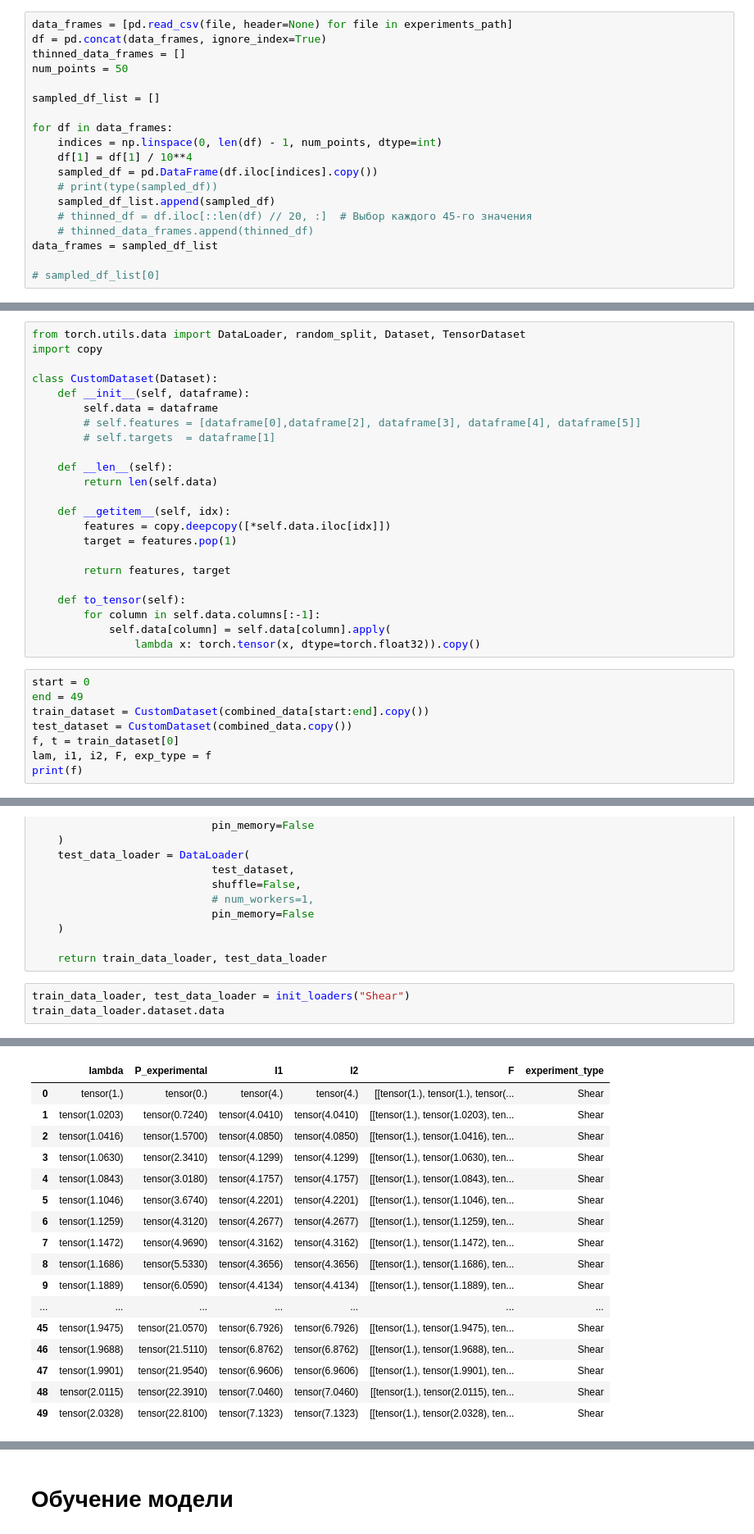
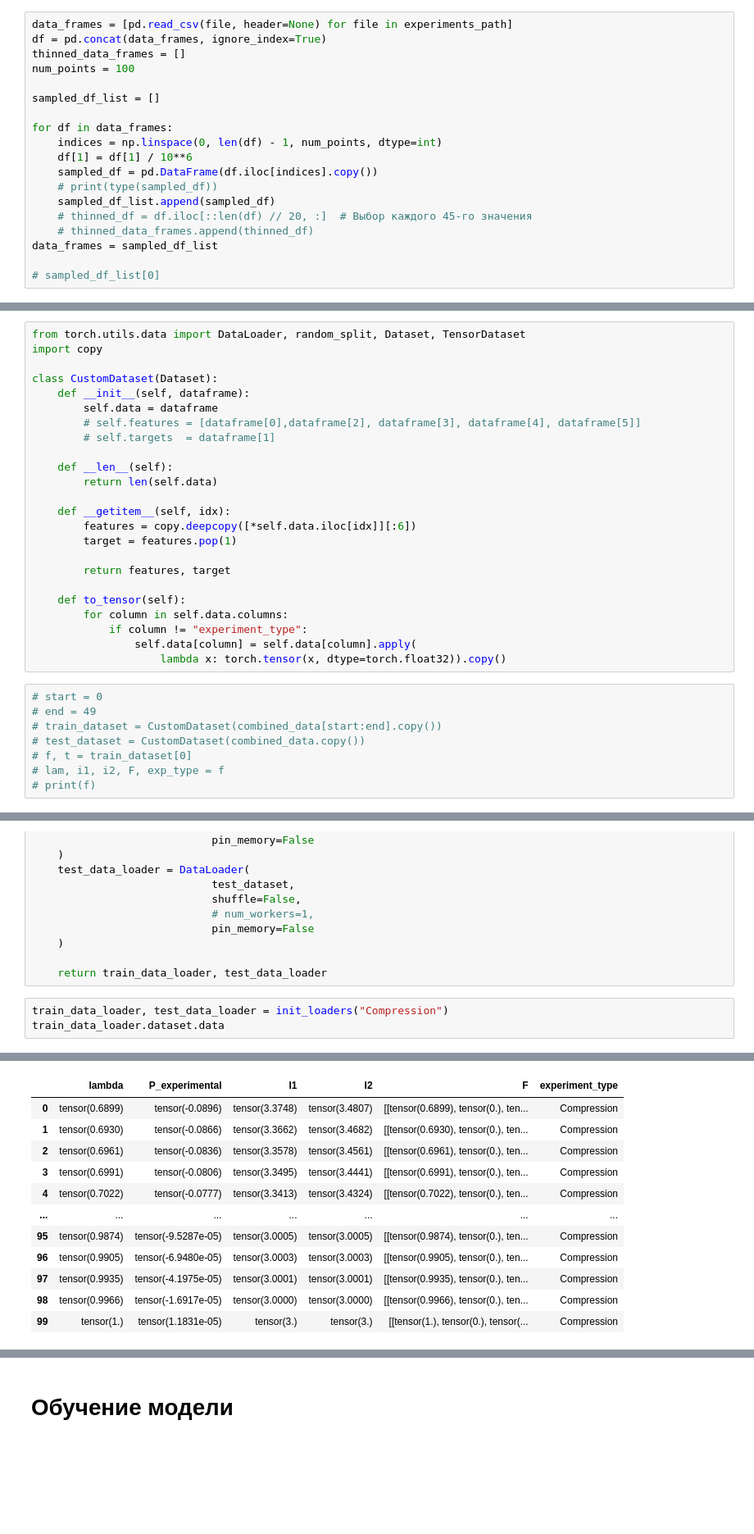
Before and after one commit to 23Grammer58/data-driven-constitutive-modelling, a Jupyter notebook: src/CANN_torch/PDMS.ipynb, the cells around one changed output, grey strips where cells are left out. Shown at 82% size. Saved outputs shown, nothing was run; the diff lists cells and outputs as text; blank space fills up the shorter version.

Commit message:
some experiments

```diff
--- a/src/CANN_torch/PDMS.ipynb
+++ b/src/CANN_torch/PDMS.ipynb
@@ -20,13 +20,13 @@ experiments_path = [compr_data_path, tensl_data_path, shear_data_path]
 data_frames = [pd.read_csv(file, header=None) for file in experiments_path]
 df = pd.concat(data_frames, ignore_index=True)
 thinned_data_frames = []
-num_points = 50
+num_points = 100
 
 sampled_df_list = []
 
 for df in data_frames:
     indices = np.linspace(0, len(df) - 1, num_points, dtype=int)
-    df[1] = df[1] / 10**4
+    df[1] = df[1] / 10**6
     sampled_df = pd.DataFrame(df.iloc[indices].copy())
     # print(type(sampled_df))
     sampled_df_list.append(sampled_df)
@@ -104,20 +106,21 @@ class CustomDataset(Dataset):
         return len(self.data)
 
     def __getitem__(self, idx):
-        features = copy.deepcopy([*self.data.iloc[idx]])
+        features = copy.deepcopy([*self.data.iloc[idx]][:6])
         target = features.pop(1)
 
         return features, target
 
     def to_tensor(self):
-        for column in self.data.columns[:-1]:
-            self.data[column] = self.data[column].apply(
-                lambda x: torch.tensor(x, dtype=torch.float32)).copy()
+        for column in self.data.columns:
+            if column != "experiment_type":
+                self.data[column] = self.data[column].apply(
+                    lambda x: torch.tensor(x, dtype=torch.float32)).copy()
 # %%
-start = 0
-end = 49
-train_dataset = CustomDataset(combined_data[start:end].copy())
-test_dataset = CustomDataset(combined_data.copy())
-f, t = train_dataset[0]
-lam, i1, i2, F, exp_type = f
-print(f)
+# start = 0
+# end = 49
+# train_dataset = CustomDataset(combined_data[start:end].copy())
+# test_dataset = CustomDataset(combined_data.copy())
+# f, t = train_dataset[0]
+# lam, i1, i2, F, exp_type = f
+# print(f)
@@ -169,6 +170,6 @@ def init_loaders(experiments=["Shear", "Tensile", "Comression"]):
 
     return train_data_loader, test_data_loader
 # %%
-train_data_loader, test_data_loader = init_loaders("Shear")
+train_data_loader, test_data_loader = init_loaders("Compression")
 train_data_loader.dataset.data
 # %% [output]
@@ -176,17 +177,12 @@ train_data_loader.dataset.data
 |  | lambda | P_experimental | I1 | I2 | F | experiment_type |
-| 0 | tensor(1.) | tensor(0.) | tensor(4.) | tensor(4.) | [[tensor(1.), tensor(1.), tensor(... | Shear |
-| 1 | tensor(1.0203) | tensor(0.7240) | tensor(4.0410) | tensor(4.0410) | [[tensor(1.), tensor(1.0203), ten... | Shear |
-| 2 | tensor(1.0416) | tensor(1.5700) | tensor(4.0850) | tensor(4.0850) | [[tensor(1.), tensor(1.0416), ten... | Shear |
-| 3 | tensor(1.0630) | tensor(2.3410) | tensor(4.1299) | tensor(4.1299) | [[tensor(1.), tensor(1.0630), ten... | Shear |
-| 4 | tensor(1.0843) | tensor(3.0180) | tensor(4.1757) | tensor(4.1757) | [[tensor(1.), tensor(1.0843), ten... | Shear |
-| 5 | tensor(1.1046) | tensor(3.6740) | tensor(4.2201) | tensor(4.2201) | [[tensor(1.), tensor(1.1046), ten... | Shear |
-| 6 | tensor(1.1259) | tensor(4.3120) | tensor(4.2677) | tensor(4.2677) | [[tensor(1.), tensor(1.1259), ten... | Shear |
-| 7 | tensor(1.1472) | tensor(4.9690) | tensor(4.3162) | tensor(4.3162) | [[tensor(1.), tensor(1.1472), ten... | Shear |
-| 8 | tensor(1.1686) | tensor(5.5330) | tensor(4.3656) | tensor(4.3656) | [[tensor(1.), tensor(1.1686), ten... | Shear |
-| 9 | tensor(1.1889) | tensor(6.0590) | tensor(4.4134) | tensor(4.4134) | [[tensor(1.), tensor(1.1889), ten... | Shear |
+| 0 | tensor(0.6899) | tensor(-0.0896) | tensor(3.3748) | tensor(3.4807) | [[tensor(0.6899), tensor(0.), ten... | Compression |
+| 1 | tensor(0.6930) | tensor(-0.0866) | tensor(3.3662) | tensor(3.4682) | [[tensor(0.6930), tensor(0.), ten... | Compression |
+| 2 | tensor(0.6961) | tensor(-0.0836) | tensor(3.3578) | tensor(3.4561) | [[tensor(0.6961), tensor(0.), ten... | Compression |
+| 3 | tensor(0.6991) | tensor(-0.0806) | tensor(3.3495) | tensor(3.4441) | [[tensor(0.6991), tensor(0.), ten... | Compression |
+| 4 | tensor(0.7022) | tensor(-0.0777) | tensor(3.3413) | tensor(3.4324) | [[tensor(0.7022), tensor(0.), ten... | Compression |
 | ... | ... | ... | ... | ... | ... | ... |
-| 45 | tensor(1.9475) | tensor(21.0570) | tensor(6.7926) | tensor(6.7926) | [[tensor(1.), tensor(1.9475), ten... | Shear |
-| 46 | tensor(1.9688) | tensor(21.5110) | tensor(6.8762) | tensor(6.8762) | [[tensor(1.), tensor(1.9688), ten... | Shear |
-| 47 | tensor(1.9901) | tensor(21.9540) | tensor(6.9606) | tensor(6.9606) | [[tensor(1.), tensor(1.9901), ten... | Shear |
-| 48 | tensor(2.0115) | tensor(22.3910) | tensor(7.0460) | tensor(7.0460) | [[tensor(1.), tensor(2.0115), ten... | Shear |
-| 49 | tensor(2.0328) | tensor(22.8100) | tensor(7.1323) | tensor(7.1323) | [[tensor(1.), tensor(2.0328), ten... | Shear |
+| 95 | tensor(0.9874) | tensor(-9.5287e-05) | tensor(3.0005) | tensor(3.0005) | [[tensor(0.9874), tensor(0.), ten... | Compression |
+| 96 | tensor(0.9905) | tensor(-6.9480e-05) | tensor(3.0003) | tensor(3.0003) | [[tensor(0.9905), tensor(0.), ten... | Compression |
+| 97 | tensor(0.9935) | tensor(-4.1975e-05) | tensor(3.0001) | tensor(3.0001) | [[tensor(0.9935), tensor(0.), ten... | Compression |
+| 98 | tensor(0.9966) | tensor(-1.6917e-05) | tensor(3.0000) | tensor(3.0000) | [[tensor(0.9966), tensor(0.), ten... | Compression |
+| 99 | tensor(1.) | tensor(1.1831e-05) | tensor(3.) | tensor(3.) | [[tensor(1.), tensor(0.), tensor(... | Compression |
```
Also changed, not shown: parts of 10 cells of this notebook, 2 other files.
